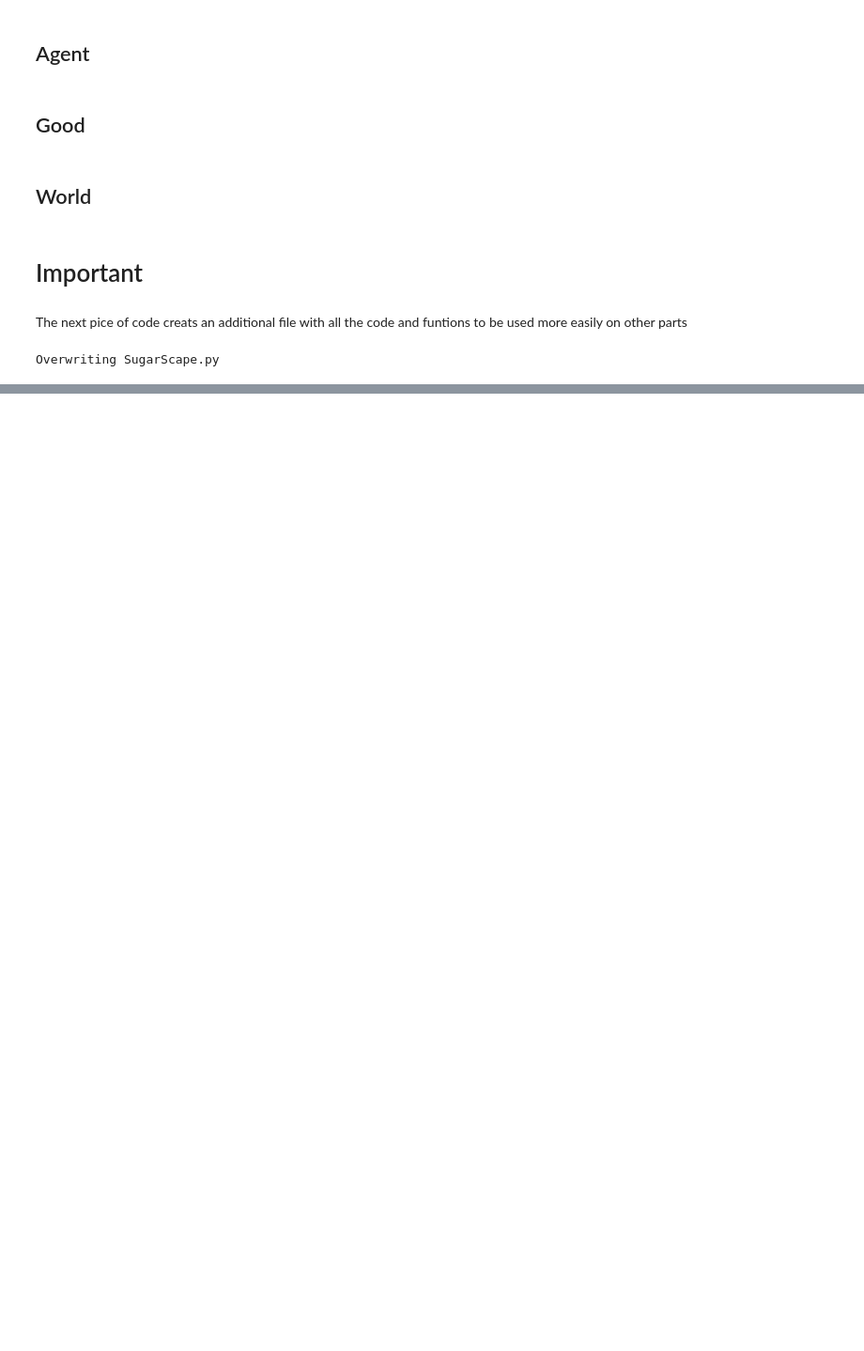
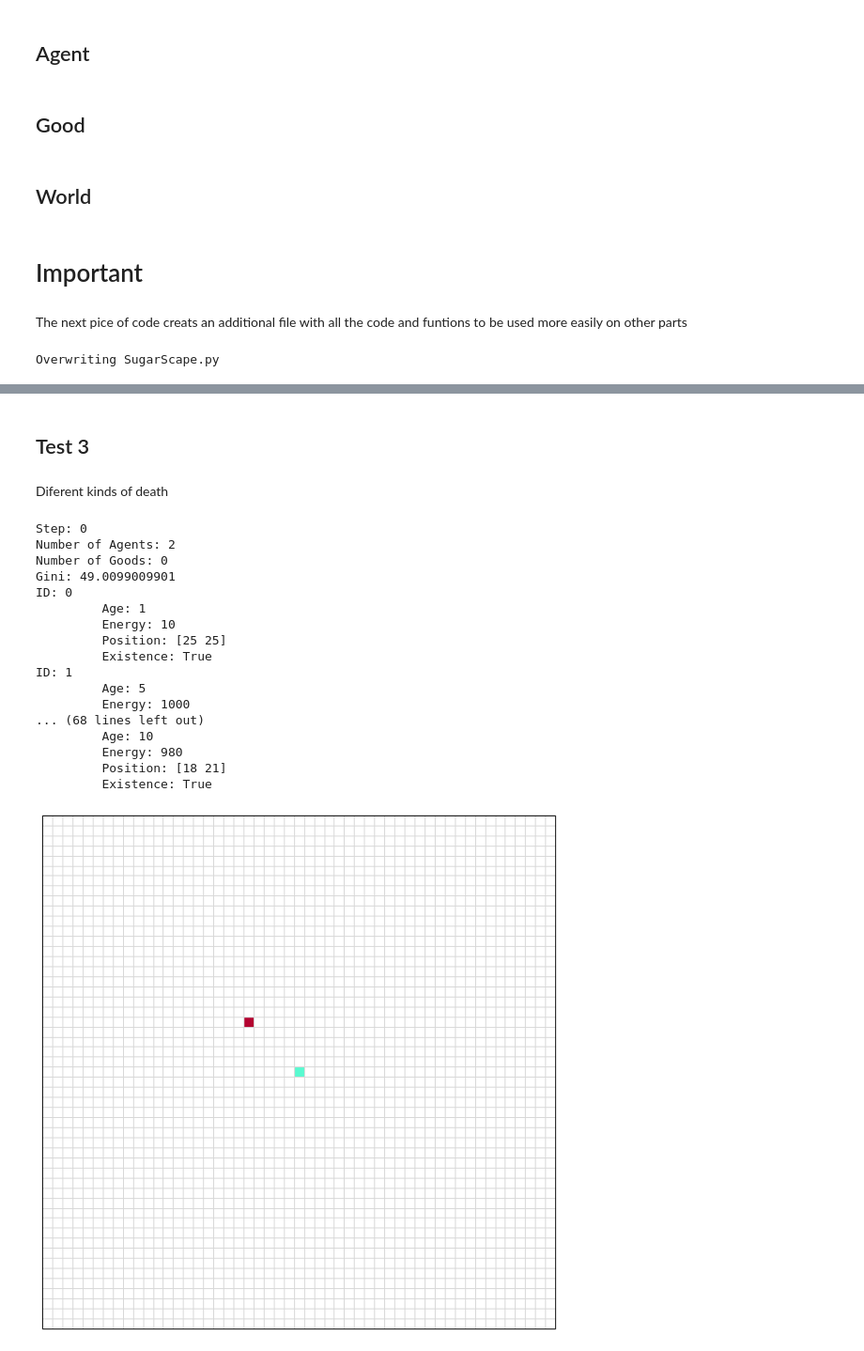
Before and after one commit to ddiazram/Proyecto-Mate-Compu, a Jupyter notebook: Proyecto/Codigo.ipynb, the cells around one changed output, grey strips where cells are left out. Shown: that part at 94% size. Saved outputs shown, nothing was run; the diff lists cells and outputs as text; code cells hidden in the pictures; blank space fills up the shorter version.

```diff
--- a/Proyecto/Codigo.ipynb
+++ b/Proyecto/Codigo.ipynb
@@ -1002,0 +1208,41 @@ Overwriting SugarScape.py
+# %% [markdown]
+## Test 3
+# %% [markdown]
+Diferent kinds of death
+# %%
+SS_death = World()
+doomed_energy = Agent_grid(id_num = 0, position=[25,25], metabolism = 3, energy= 10, vision=2)
+doomed_life = Agent_grid(id_num = 1, position=[20,20], age = 5, max_age=9, energy= 1000)
+agents = [doomed_energy, doomed_life]
+SS_death.define(agents)
+SS_death.state(agents)
+doomed_energy.state(SS, show_existence=True)
+doomed_life.state(SS, show_existence=True)
+SS_death.draw()
+
+steps = 5
+for i in xrange(steps):
+    SS_death.update_agents(agents)
+    SS_death.state(agents)
+    doomed_energy.state(SS, show_existence=True)
+    doomed_life.state(SS, show_existence=True)
+    SS_death.draw()
+# %% [output]
+Step: 0
+Number of Agents: 2
+Number of Goods: 0
+Gini: 49.0099009901
+ID: 0
+         Age: 1
+         Energy: 10
+         Position: [25 25]
+         Existence: True
+ID: 1
+         Age: 5
+         Energy: 1000
+... (68 lines left out)
+         Age: 10
+         Energy: 980
+         Position: [18 21]
+         Existence: True
+[figure, added]
```
Also changed, not shown: parts of 12 cells of this notebook.
